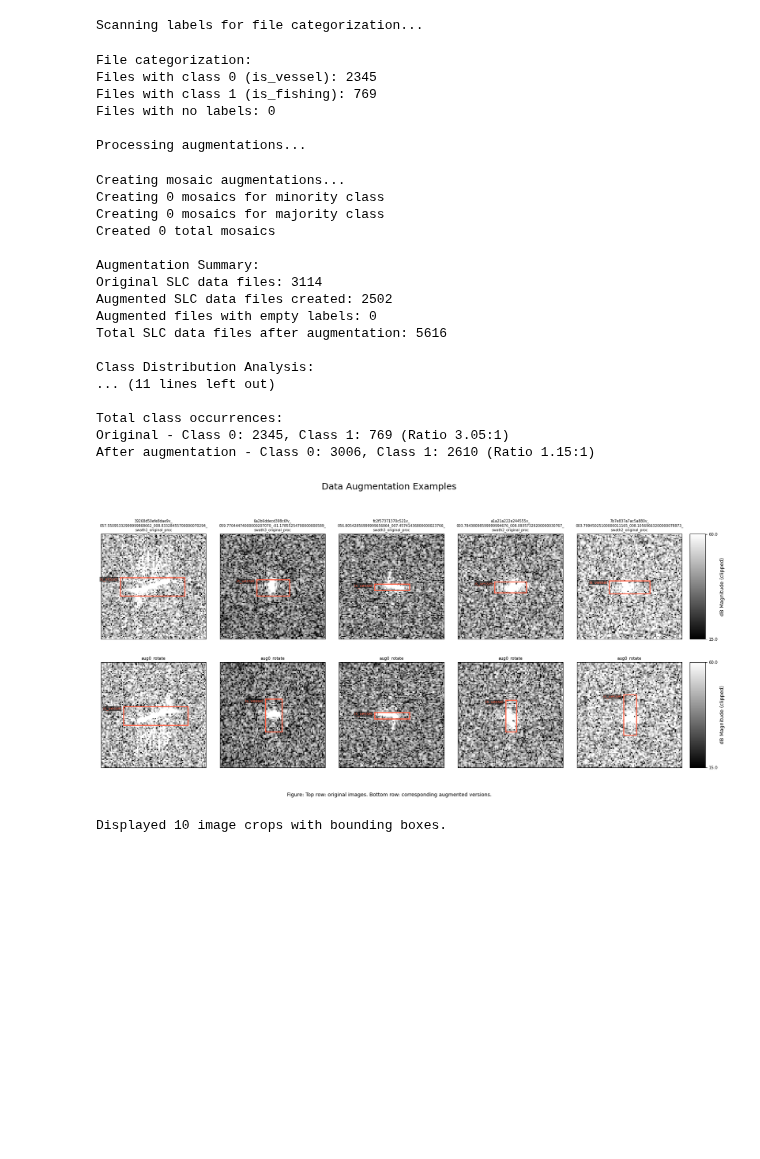
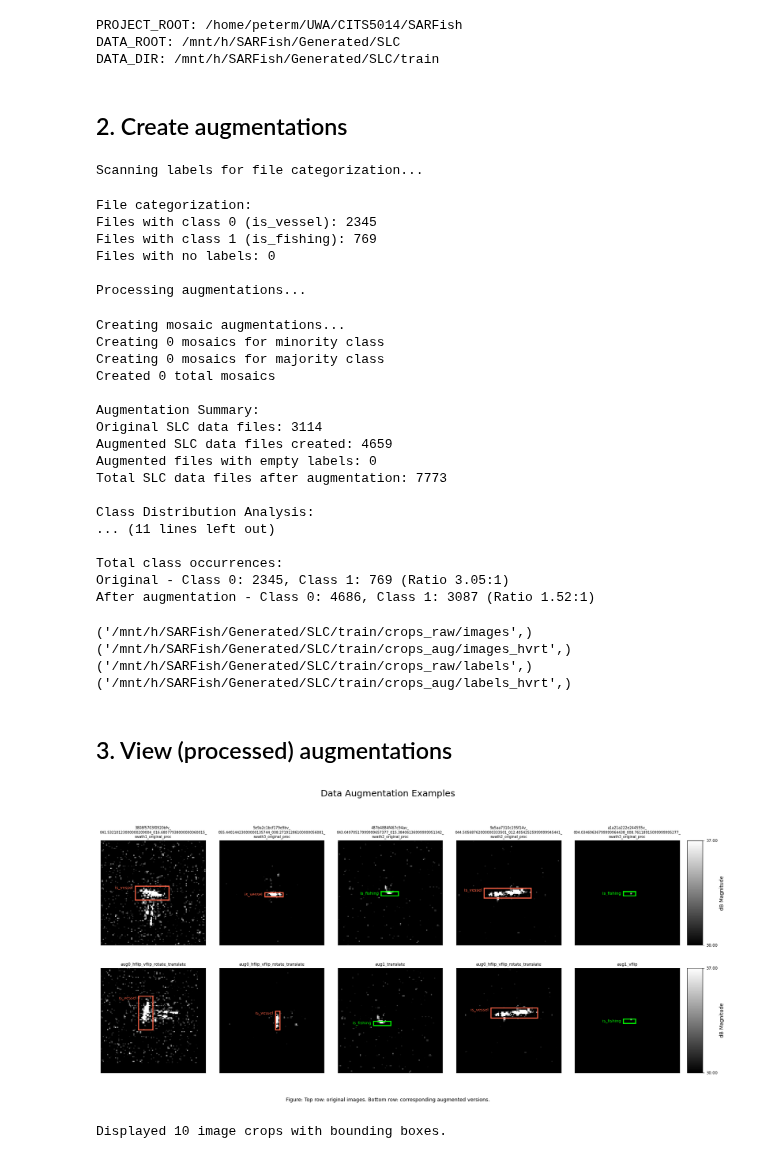
Before and after one commit to pmillitz/SARship-detect, a Jupyter notebook: working/03_data_augmentation.ipynb, the cells around one changed output. Cells and saved outputs as stored; diff of their text form; code cells hidden in the pictures; blank space fills up the shorter version.

Commit message:
added input/output path printing

```diff
--- a/working/03_data_augmentation.ipynb
+++ b/working/03_data_augmentation.ipynb
@@ -30,15 +7,39 @@ DATA_DIR: /mnt/h/SARFish/Generated/SLC/train/crops
+# %%
+# Set up and data paths
+
+import sys
+from pathlib import Path
+
+# Get to project root from notebook location
+PROJECT_ROOT = Path.cwd().parent
+DATA_ROOT = Path("/mnt/h/SARFish/Generated/SLC")
+# Add "src" to Python's module search path sys.path
+sys.path.append(str(PROJECT_ROOT / "modelling" / "src"))
+
+# Define Data path
+DATA_DIR = DATA_ROOT / "train"
+
+print(f"PROJECT_ROOT: {PROJECT_ROOT}")
+print(f"DATA_ROOT: {DATA_ROOT}")
+print(f"DATA_DIR: {DATA_DIR}")
+# %% [output]
+PROJECT_ROOT: /home/peterm/UWA/CITS5014/SARFish
+DATA_ROOT: /mnt/h/SARFish/Generated/SLC
+DATA_DIR: /mnt/h/SARFish/Generated/SLC/train
+# %% [markdown]
+## 2. Create augmentations
 # %%
 from sar_slc_augmentation import SARSLCPreprocessingAugmentation
 
 # Create augmentor with custom settings
 augmentor = SARSLCPreprocessingAugmentation(
     geometric_probs={
-        0: {'hflip': 0.3, 'vflip': 0.0, 'rotate': 0.0, 'translate': 0.0},
-        1: {'hflip': 0.8, 'vflip': 0.0, 'rotate': 0.0, 'translate': 0.0}
+        0: {'hflip': 0.8, 'vflip': 0.8, 'rotate': 0.8, 'translate': 0.8},
+        1: {'hflip': 0.2, 'vflip': 0.2, 'rotate': 0.2, 'translate': 0.2}
     },
     sar_probs={
-        0: {'intensity': 0.0, 'phase': 0.0, 'speckle': 0.0},  # No SAR aug for majority
-        1: {'intensity': 0.0, 'phase': 0.0, 'speckle': 0.0}   # SAR aug for minority
+        0: {'intensity': 0.0, 'phase': 0.0, 'speckle': 0.0, 'gaussian_filter': 0.0},
+        1: {'intensity': 0.0, 'phase': 0.0, 'speckle': 0.0, 'gaussian_filter': 0.0}
     },
     mosaic_prob={0: 0.0, 1: 0.0},  # Only mosaic for minority class
     min_visibility=0.3,  # proportion of BBox that must remain visible after augmentation for retention.
@@ -46,11 +47,11 @@ augmentor = SARSLCPreprocessingAugmentation(
 
 # Process training data
 augmentor.process_directory(
-    input_dir=str(DATA_DIR / 'images'), # raw input crops
-    output_dir=str(DATA_DIR / 'images_hflip'), # raw augmented crops
-    labels_dir=str(DATA_DIR / 'labels'),
-    output_labels_dir=str(DATA_DIR / 'labels_flip'),
-    augmentations_per_image={0: 1, 1: 3}  # 3x augmentations for minority
+    input_dir=str(DATA_DIR / 'crops_raw' / 'images'), # raw input crops
+    output_dir=str(DATA_DIR / 'crops_aug' / 'images_hvrt'),
+    labels_dir=str(DATA_DIR / 'crops_raw' / 'labels'),
+    output_labels_dir=str(DATA_DIR / 'crops_aug' / 'labels_hvrt'),
+    augmentations_per_image={0: 1, 1: 5}  # extra augmentations for minority & retain some imbalance (~60:40)
 )
 # %% [output]
 Scanning labels for file categorization...
@@ -67,29 +68,47 @@ Created 0 total mosaics
 
 Augmentation Summary:
 Original SLC data files: 3114
-Augmented SLC data files created: 2502
+Augmented SLC data files created: 4659
 Augmented files with empty labels: 0
-Total SLC data files after augmentation: 5616
+Total SLC data files after augmentation: 7773
 
 Class Distribution Analysis:
 ... (11 lines left out)
 
 Total class occurrences:
 Original - Class 0: 2345, Class 1: 769 (Ratio 3.05:1)
-After augmentation - Class 0: 3006, Class 1: 2610 (Ratio 1.15:1)
+After augmentation - Class 0: 4686, Class 1: 3087 (Ratio 1.52:1)
+# %%
+input_dir=str(DATA_DIR / 'crops_raw' / 'images'), # raw input crops
+output_dir=str(DATA_DIR / 'crops_aug' / 'images_hvrt'),
+labels_dir=str(DATA_DIR / 'crops_raw' / 'labels'),
+output_labels_dir=str(DATA_DIR / 'crops_aug' / 'labels_hvrt'),
+print(input_dir)
+print(output_dir)
+print(labels_dir)
+print(output_labels_dir)
+# %% [output]
+('/mnt/h/SARFish/Generated/SLC/train/crops_raw/images',)
+('/mnt/h/SARFish/Generated/SLC/train/crops_aug/images_hvrt',)
+('/mnt/h/SARFish/Generated/SLC/train/crops_raw/labels',)
+('/mnt/h/SARFish/Generated/SLC/train/crops_aug/labels_hvrt',)
+# %% [markdown]
+## 3. View (processed) augmentations
 # %%
 from view_augmentations import view_augmentations
 view_augmentations(
     base_dir=str(DATA_DIR),
+    img_subdir='crops_prc/images_hvrt_60_40',
+    lbl_subdir='crops_prc/labels_hvrt_60_40',
     max_images=10,
-    clip_db_min=15,
-    clip_db_max=60,
-    class_filter=None, # filter not applicable for mosaics
+    clip_db_min=30.0,
+    clip_db_max=37,
+    class_filter=None,
     save_path=None,
     select_mosaics=False
 )
 # %% [output]
-[figure, old version]
+[figure, new version]
 Displayed 10 image crops with bounding boxes.
 # %%
 from view_augmentations import view_augmentations
```
Also changed, not shown: parts of 4 cells of this notebook.
